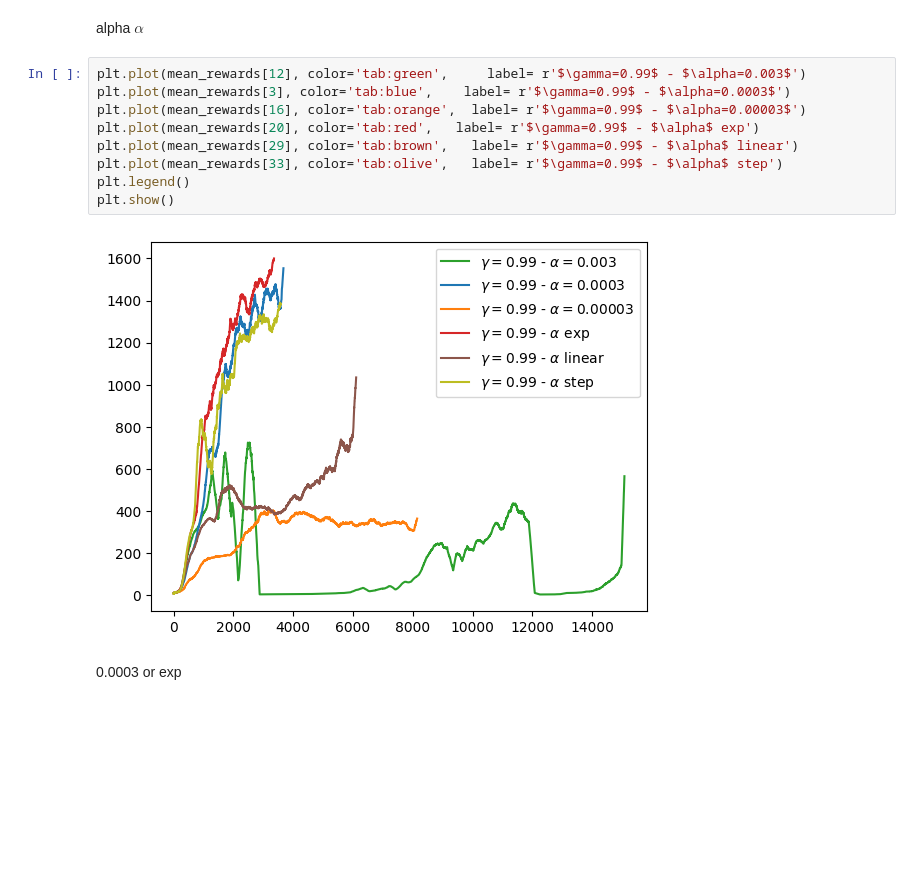
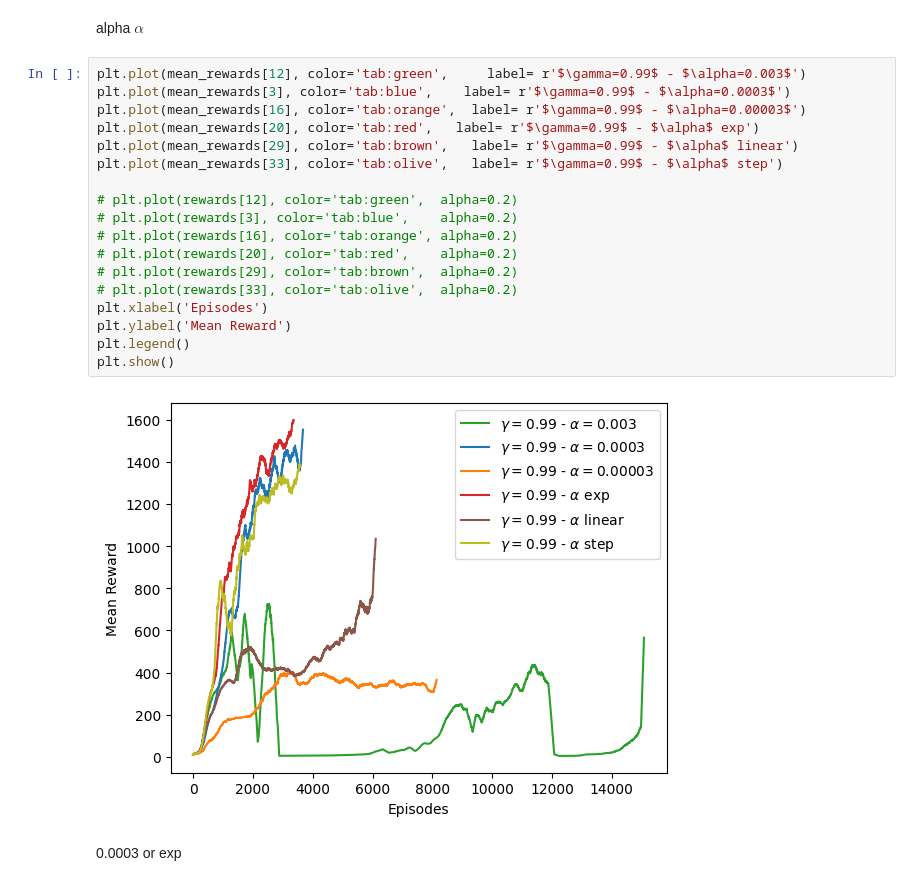
Before and after one commit to florentin1304/robotlearning_project, a Jupyter notebook: plots.ipynb, the cells around one changed output. Saved outputs shown, nothing was run; the diff lists cells and outputs as text; blank space fills up the shorter version.

Commit message:
update plot

```diff
--- a/plots.ipynb
+++ b/plots.ipynb
@@ -203,14 +211,23 @@ alpha $\alpha$
 # %%
 plt.plot(mean_rewards[12], color='tab:green',     label= r'$\gamma=0.99$ - $\alpha=0.003$')
 plt.plot(mean_rewards[3], color='tab:blue',    label= r'$\gamma=0.99$ - $\alpha=0.0003$')
 plt.plot(mean_rewards[16], color='tab:orange',  label= r'$\gamma=0.99$ - $\alpha=0.00003$')
 plt.plot(mean_rewards[20], color='tab:red',   label= r'$\gamma=0.99$ - $\alpha$ exp')
 plt.plot(mean_rewards[29], color='tab:brown',   label= r'$\gamma=0.99$ - $\alpha$ linear')
 plt.plot(mean_rewards[33], color='tab:olive',   label= r'$\gamma=0.99$ - $\alpha$ step')
+
+# plt.plot(rewards[12], color='tab:green',  alpha=0.2)
+# plt.plot(rewards[3], color='tab:blue',    alpha=0.2)
+# plt.plot(rewards[16], color='tab:orange', alpha=0.2)
+# plt.plot(rewards[20], color='tab:red',    alpha=0.2)
+# plt.plot(rewards[29], color='tab:brown',  alpha=0.2)
+# plt.plot(rewards[33], color='tab:olive',  alpha=0.2)
+plt.xlabel('Episodes')
+plt.ylabel('Mean Reward')
 plt.legend()
 plt.show()
 # %% [output]
-[figure, old version]
+[figure, new version]
 # %% [markdown]
 
 0.0003 or exp
```
Also changed, not shown: parts of 3 cells of this notebook.
